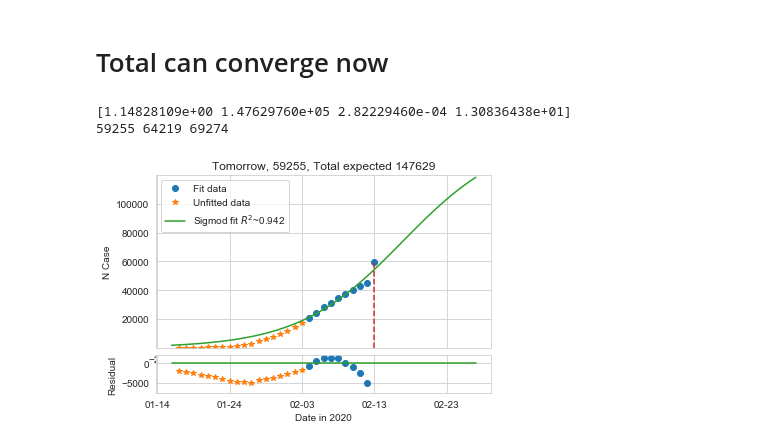
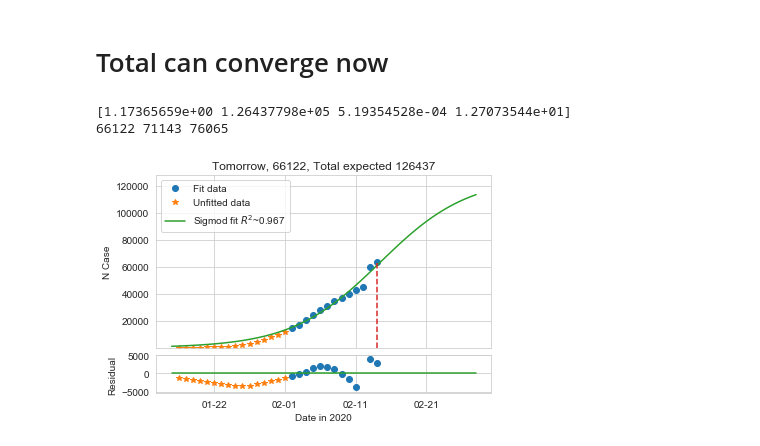
Before and after one commit to tongbaojia/vr_2020, a Jupyter notebook: Virus.ipynb, the cells around one changed output. Cells and saved outputs as stored; diff of their text form; code cells hidden in the pictures.

```diff
--- a/Virus.ipynb
+++ b/Virus.ipynb
@@ -35,10 +35,11 @@ c = [
     2984,
     2473,
     2034,
-    15104, # without change 13332
+    15140, # without change 13332
+    4036,
 ]
 # %%
-tmr_date = "2_13_2020"
+tmr_date = "2_14_2020"
 # %% [markdown]
 # Standard Imports
 # %%
@@ -160,7 +161,7 @@ def sigmoid(x, a, n, b, c):
 
 def prediction(my_func, name="sigmoid"):
     # initial guess for curve fit coefficients
-    starting_index = 18
+    starting_index = 16
     x_prev_data = np.arange(-starting_index + 1, 1)
     y_prev_data = np.array(total[:starting_index])
     xdata = np.arange(1, len(total[starting_index:])+1)
@@ -199,34 +200,34 @@ def prediction(my_func, name="sigmoid"):
     ax1.set_title("Tomorrow, {}, Total expected {}".format(pred, total_expected))
     ax1.set_ylim(1, total[-1] * 2)
     ax1.legend(loc='best')
     # ax1.set_xticks([])
     # ax1.set_xlabel('Date')
     ax1.set_ylabel('N Case')
 
     residuals = ydata - my_func(xdata, *popt)
     prev_residuals = y_prev_data - my_func(x_prev_data, *popt)
     ax2.plot(xdata, residuals, 'o', label='residuals')
     ax2.plot(x_prev_data, prev_residuals, '*', label='prev residuals')
     ax2.plot(x, np.zeros(len(x)))
-    ax2.set_ylim(min(prev_residuals) * 1.5, 2000)
+    ax2.set_ylim(min(prev_residuals) * 1.5, 5000)
     ax2.set_xlabel('Date in 2020')
     ax2.set_ylabel('Residual')
     x_ticks = ax2.get_xticks()
     # print(x_ticks)
     current_day = len(total) - starting_index
     # correct time difference
     current_date = date.today() + timedelta(days=1)
     date_ticks = []
     for x_tick in x_ticks:
         date_ticks.append(current_date + timedelta(days=x_tick - current_day))
     date_ticks = [i.strftime('%m-%d') for i in date_ticks]
     # print(date_ticks)
     ax2.set_xticklabels(date_ticks)
     plt.savefig('Plots/{}_{}.png'.format(tmr_date, name), dpi=300)
     plt.show()
 
 prediction(sigmoid, "sigmoid")
 # %% [output]
-[1.14828109e+00 1.47629760e+05 2.82229460e-04 1.30836438e+01]
-59255 64219 69274
+[1.17365659e+00 1.26437798e+05 5.19354528e-04 1.27073544e+01]
+66122 71143 76065
-[figure, old version]
+[figure, new version]
```
Also changed, not shown: parts of 2 cells of this notebook, 3 other files.
